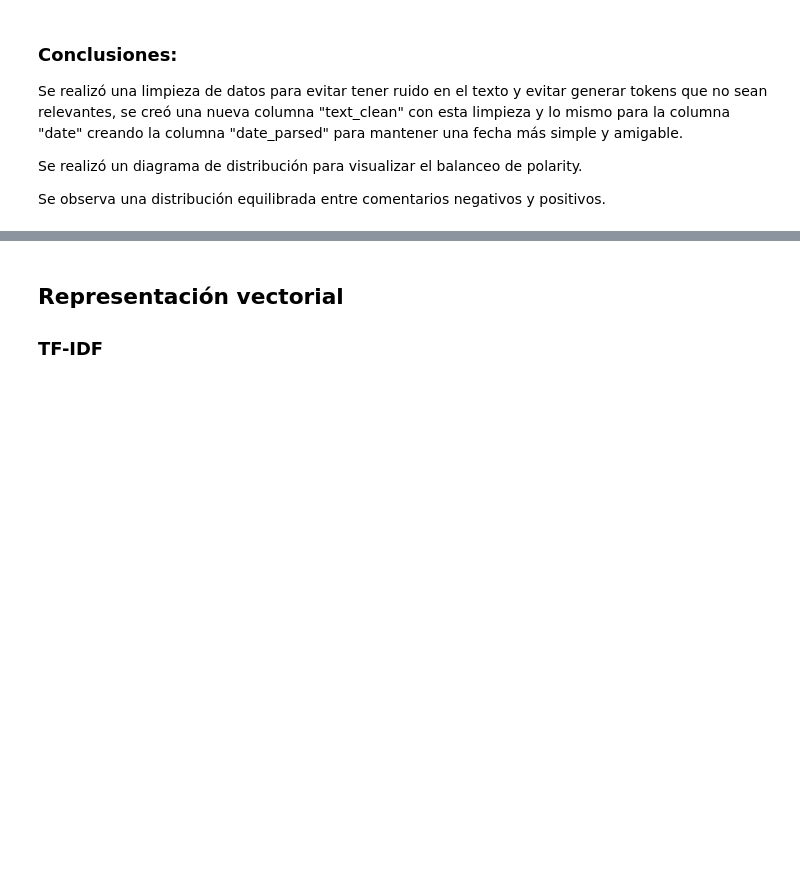
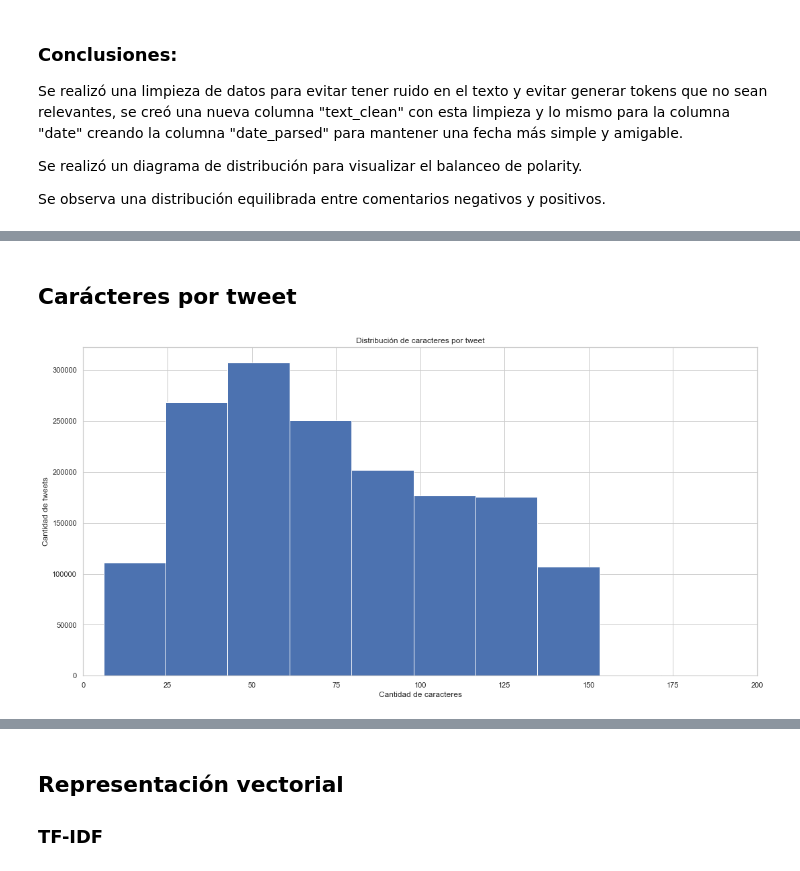
Before and after one commit to nelson-juarez/trabajo-practico-3-NLP-dipl-IA, a Jupyter notebook: Entrega_Trabajo_Practico_3.ipynb, the cells around one changed output, grey strips where cells are left out. Drawn from its saved outputs; the diff is of its cells as text; code cells hidden in the pictures; blank space fills up the shorter version.

```diff
--- a/Entrega_Trabajo_Practico_3.ipynb
+++ b/Entrega_Trabajo_Practico_3.ipynb
@@ -139,0 +165,16 @@ None
+# %% [markdown]
+## Carácteres por tweet
+# %%
+df_eda['char_count'] = df_eda['text'].astype(str).apply(len)
+
+plt.figure(figsize=(18,9))
+df_eda['char_count'].plot(kind='hist', bins=20)
+plt.xlim(0, 200)
+plt.title("Distribución de caracteres por tweet")
+plt.xlabel("Cantidad de caracteres")
+plt.ylabel("Cantidad de tweets")
+
+
+plt.show()
+# %% [output]
+[figure, added]
```
Also changed, not shown: parts of 29 cells of this notebook.
